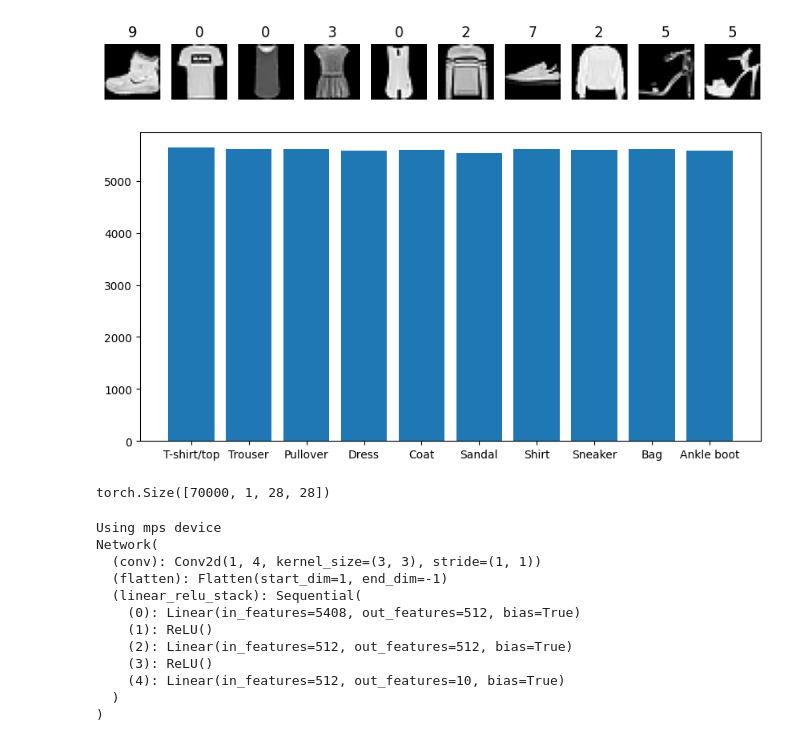
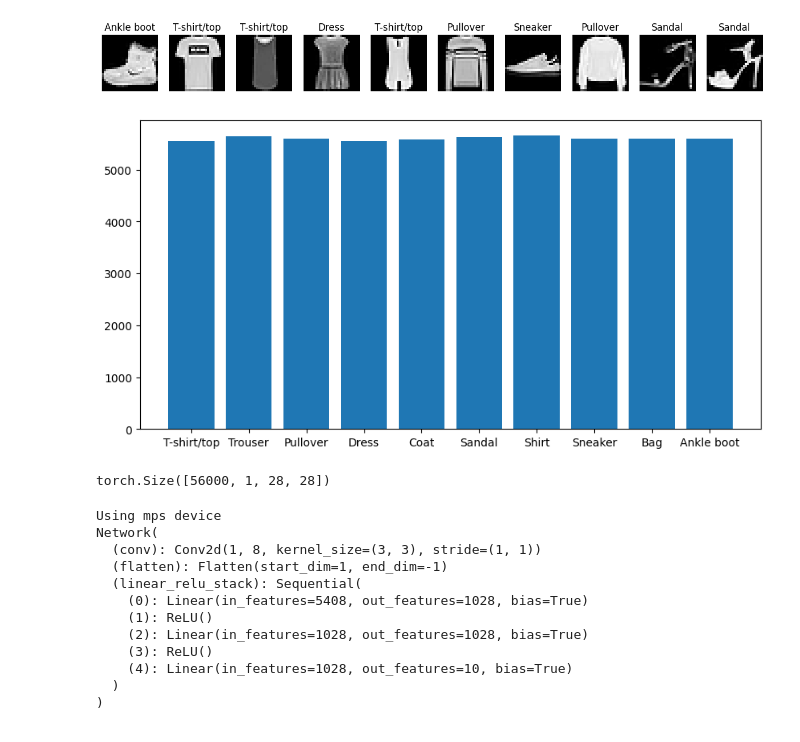
Before and after one commit to Anonymouseyy/image-class, a Jupyter notebook: mnist.ipynb, the cells around one changed output. Saved outputs shown, nothing was run; the diff lists cells and outputs as text; code cells hidden in the pictures.

Commit message:
training and eval example

```diff
--- a/mnist.ipynb
+++ b/mnist.ipynb
@@ -1,40 +1,42 @@
 # %%
 from sklearn.datasets import fetch_openml
 from sklearn.model_selection import train_test_split
 import matplotlib.pyplot as plt
+
 import torch
 from torch import nn
+from torch.utils.data import DataLoader, TensorDataset
 
 mnist = fetch_openml('fashion-mnist', version=1)
 X, y = mnist.data, mnist.target
 N = 250
 
+fashion_mnist_labels = [
+    "T-shirt/top",
+    "Trouser",
+    "Pullover",
+    "Dress",
+    "Coat",
+    "Sandal",
+    "Shirt",
+    "Sneaker",
+    "Bag",
+    "Ankle boot"
+]
+
 # Reshape one sample to 28x28 and plot first 10 images
-fig, axes = plt.subplots(1, 10, figsize=(10, 3))
+fig, axes = plt.subplots(1, 10, figsize=(15, 3))
 for i, ax in enumerate(axes):
     ax.imshow(X.iloc[i].values.reshape(28, 28), cmap='gray')
     ax.axis('off')
-    ax.set_title(y[i])
+    ax.set_title(fashion_mnist_labels[int(y[i])])
 
 plt.show()
 X = [X.iloc[i].values.reshape(28, 28).tolist() for i in range(X.shape[0])]
 y = y.tolist()
 # %% [output]
-[figure, old version]
+[figure, new version]
 # %%
-fashion_mnist_labels = [
-    "T-shirt/top",
-    "Trouser",
-    "Pullover",
-    "Dress",
-    "Coat",
-    "Sandal",
-    "Shirt",
-    "Sneaker",
-    "Bag",
-    "Ankle boot"
-]
-
 X = torch.tensor(X, dtype=torch.float32)
 X = X/255
 X = X.unsqueeze(1)
@@ -43,6 +45,9 @@ y = torch.tensor([int(i) for i in y])
 
 X_train, X_test, y_train, y_test = train_test_split(X, y, test_size=0.2)
 
+train_dataset = TensorDataset(X_train, y_train)
+test_dataset = TensorDataset(X_test, y_test)
+
 ct = [0 for _ in range(10)]
 for i in y_train:
     ct[i] += 1
@@ -50,10 +55,10 @@ for i in y_train:
 plt.figure(figsize=(10, 5))
 plt.bar(fashion_mnist_labels, ct)
 plt.show()
-print(X.shape)
+print(X_train.shape)
 # %% [output]
-[figure, old version]
+[figure, new version]
-torch.Size([70000, 1, 28, 28])
+torch.Size([56000, 1, 28, 28])
 # %%
 device = (
     "cuda"
@@ -67,14 +72,14 @@ print(f"Using {device} device")
 class Network(nn.Module):
     def __init__(self):
         super().__init__()
-        self.conv = nn.Conv2d(1, 4, 3)
+        self.conv = nn.Conv2d(1, 8, 3)
         self.flatten = nn.Flatten()
         self.linear_relu_stack = nn.Sequential(
-            nn.Linear(26*26*8, 512),
+            nn.Linear(26*26*8, 1028),
             nn.ReLU(),
-            nn.Linear(512, 512),
+            nn.Linear(1028, 1028),
             nn.ReLU(),
-            nn.Linear(512, 10),
+            nn.Linear(1028, 10),
         )
 
     def forward(self, x):
@@ -84,23 +89,18 @@ class Network(nn.Module):
         return logits
 
 model = Network().to(device)
-X_train.to(device)
-y_train.to(device)
-
-loss_fn = nn.CrossEntropyLoss()
-optimizer = torch.optim.AdamW(model.parameters(), lr=1e-3)
 
 print(model)
 # %% [output]
 Using mps device
 Network(
-  (conv): Conv2d(1, 4, kernel_size=(3, 3), stride=(1, 1))
+  (conv): Conv2d(1, 8, kernel_size=(3, 3), stride=(1, 1))
   (flatten): Flatten(start_dim=1, end_dim=-1)
   (linear_relu_stack): Sequential(
-    (0): Linear(in_features=5408, out_features=512, bias=True)
+    (0): Linear(in_features=5408, out_features=1028, bias=True)
     (1): ReLU()
-    (2): Linear(in_features=512, out_features=512, bias=True)
+    (2): Linear(in_features=1028, out_features=1028, bias=True)
     (3): ReLU()
-    (4): Linear(in_features=512, out_features=10, bias=True)
+    (4): Linear(in_features=1028, out_features=10, bias=True)
   )
 )
```
Also changed, not shown: parts of 3 cells of this notebook.
